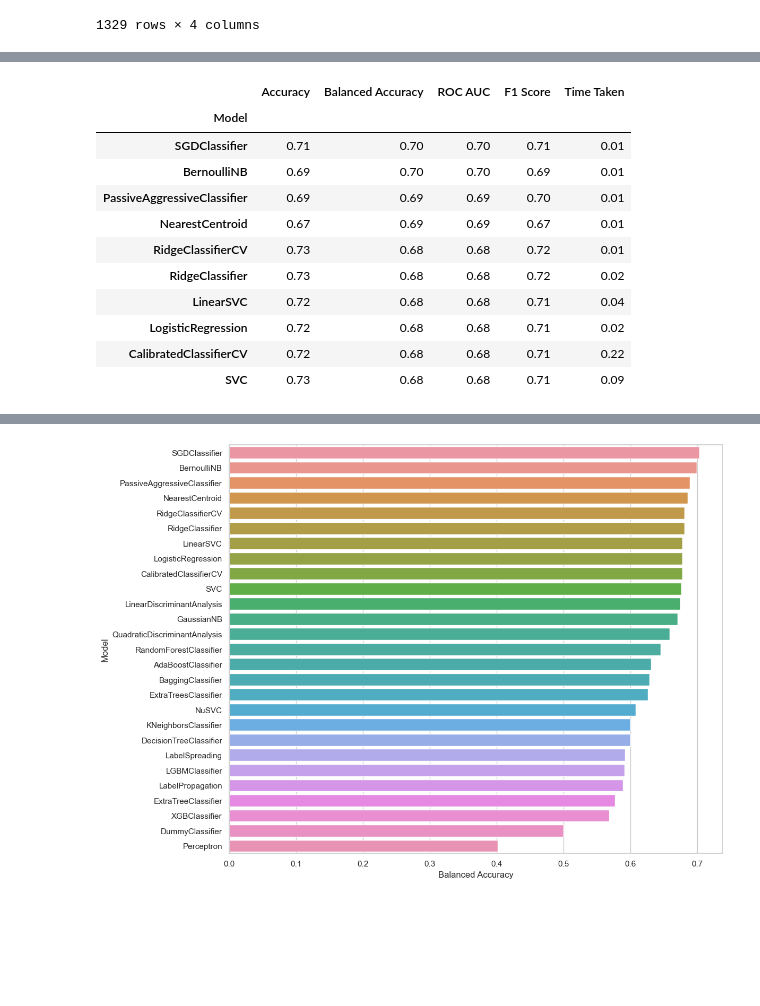
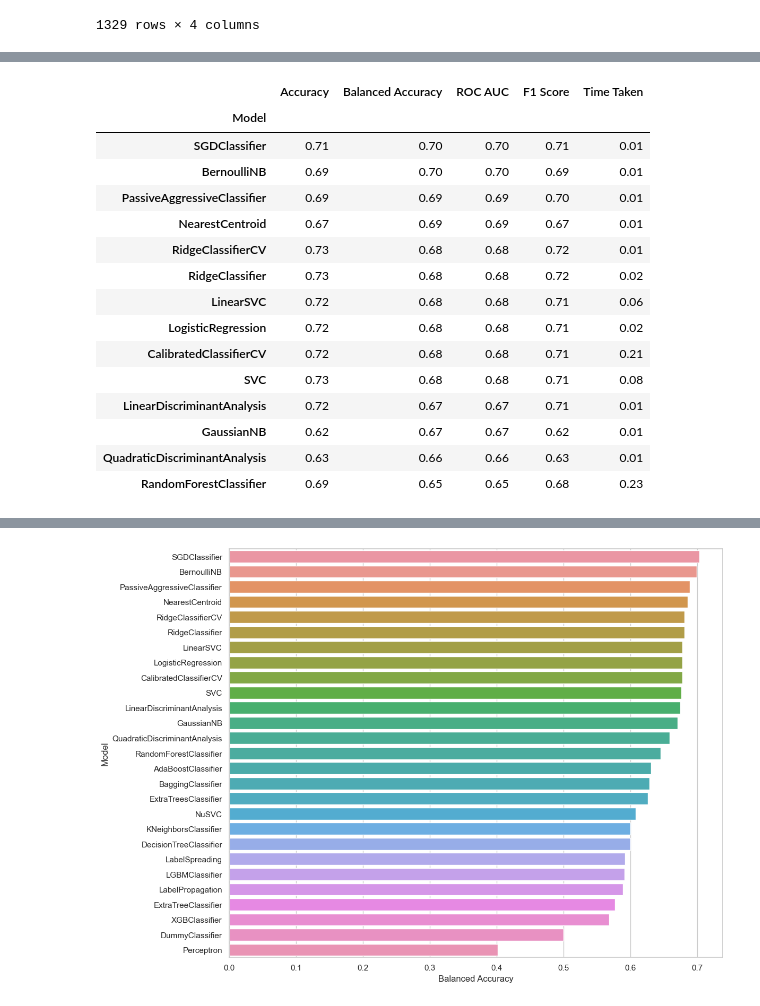
Before and after one commit to VicenteMontenegro/CienciasdeDatos, a Jupyter notebook: ExamenCssDatosEconomia.ipynb, the cells around one changed output, grey strips where cells are left out. Cells and saved outputs as stored; diff of their text form; code cells hidden in the pictures; blank space fills up the shorter version.

```diff
--- a/ExamenCssDatosEconomia.ipynb
+++ b/ExamenCssDatosEconomia.ipynb
@@ -276,20 +275,24 @@ You can set `force_col_wise=true` to remove the overhead.
 [LightGBM] [Info] [binary:BoostFromScore]: pavg=0.618062 -> initscore=0.481331
 [LightGBM] [Info] Start training from score 0.481331
 # %%
-models[:10]
+models[:14]
 # %% [output]
 |  | Accuracy | Balanced Accuracy | ROC AUC | F1 Score | Time Taken |
 | Model |  |  |  |  |  |
 | SGDClassifier | 0.71 | 0.70 | 0.70 | 0.71 | 0.01 |
 | BernoulliNB | 0.69 | 0.70 | 0.70 | 0.69 | 0.01 |
 | PassiveAggressiveClassifier | 0.69 | 0.69 | 0.69 | 0.70 | 0.01 |
 | NearestCentroid | 0.67 | 0.69 | 0.69 | 0.67 | 0.01 |
 | RidgeClassifierCV | 0.73 | 0.68 | 0.68 | 0.72 | 0.01 |
 | RidgeClassifier | 0.73 | 0.68 | 0.68 | 0.72 | 0.02 |
-| LinearSVC | 0.72 | 0.68 | 0.68 | 0.71 | 0.04 |
+| LinearSVC | 0.72 | 0.68 | 0.68 | 0.71 | 0.06 |
 | LogisticRegression | 0.72 | 0.68 | 0.68 | 0.71 | 0.02 |
-| CalibratedClassifierCV | 0.72 | 0.68 | 0.68 | 0.71 | 0.22 |
-| SVC | 0.73 | 0.68 | 0.68 | 0.71 | 0.09 |
+| CalibratedClassifierCV | 0.72 | 0.68 | 0.68 | 0.71 | 0.21 |
+| SVC | 0.73 | 0.68 | 0.68 | 0.71 | 0.08 |
+| LinearDiscriminantAnalysis | 0.72 | 0.67 | 0.67 | 0.71 | 0.01 |
+| GaussianNB | 0.62 | 0.67 | 0.67 | 0.62 | 0.01 |
+| QuadraticDiscriminantAnalysis | 0.63 | 0.66 | 0.66 | 0.63 | 0.01 |
+| RandomForestClassifier | 0.69 | 0.65 | 0.65 | 0.68 | 0.23 |
 # %%
 predictions[:10]
 # %% [output]
```
Also changed, not shown: parts of 16 cells of this notebook, 1 other file.
